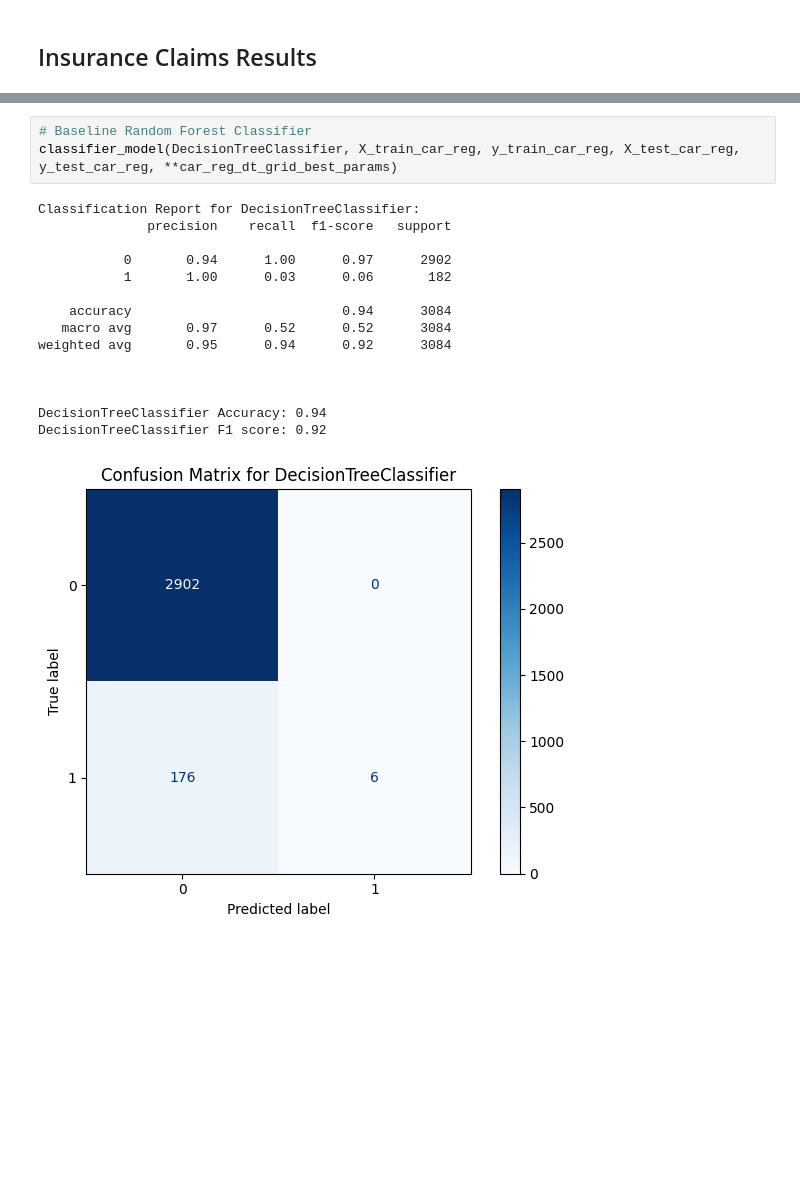
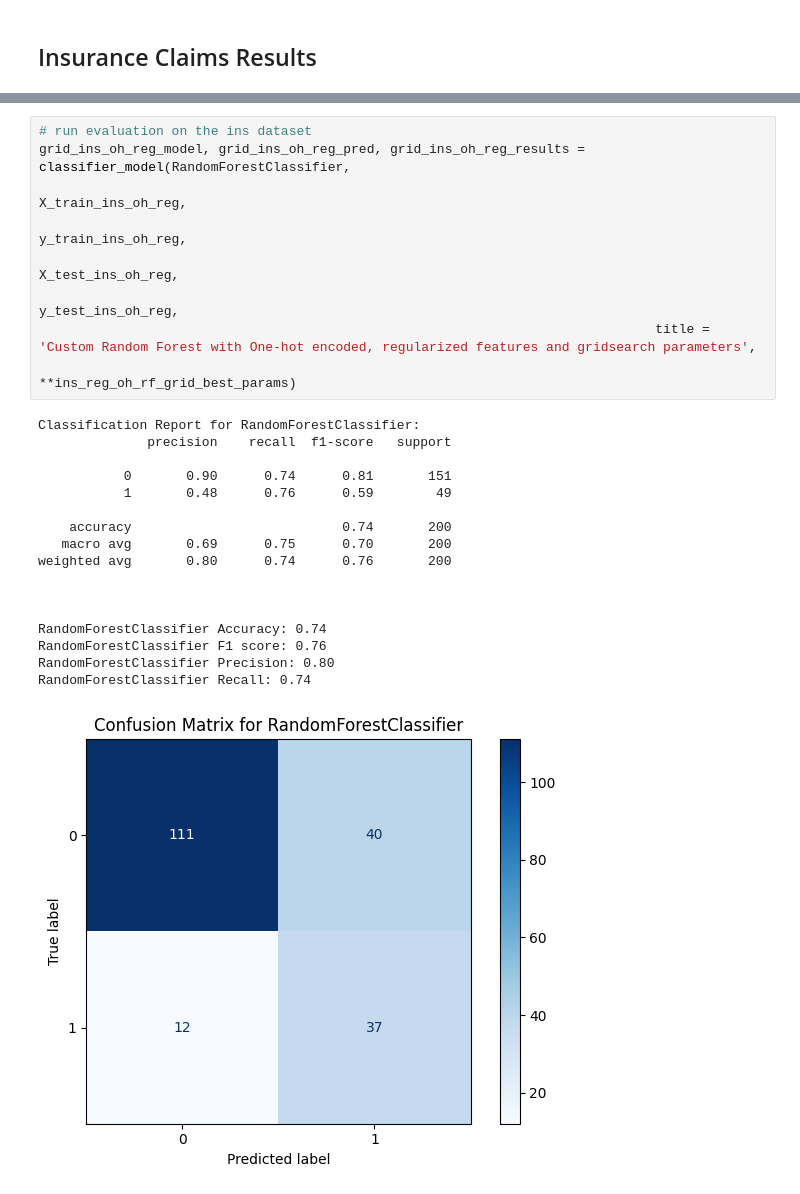
Before and after one commit to jtvon/799S-Data-Science-Capstone, a Jupyter notebook: Week-6-jupyter-notebook.ipynb, the cells around one changed output, grey strips where cells are left out. Saved outputs shown, nothing was run; the diff lists cells and outputs as text; blank space fills up the shorter version.

```diff
--- a/Week-6-jupyter-notebook.ipynb
+++ b/Week-6-jupyter-notebook.ipynb
@@ -427,19 +381,27 @@ RandomForestClassifier F1 score: 0.92
-# %%
-# Baseline Random Forest Classifier
-classifier_model(DecisionTreeClassifier, X_train_car_reg, y_train_car_reg, X_test_car_reg, y_test_car_reg, **car_reg_dt_grid_best_params)
-# %% [output]
-Classification Report for DecisionTreeClassifier:
-              precision    recall  f1-score   support
-
-           0       0.94      1.00      0.97      2902
-           1       1.00      0.03      0.06       182
-
-    accuracy                           0.94      3084
-   macro avg       0.97      0.52      0.52      3084
-weighted avg       0.95      0.94      0.92      3084
-
-
-
-DecisionTreeClassifier Accuracy: 0.94
-DecisionTreeClassifier F1 score: 0.92
-[figure, removed]
+# %%
+# run evaluation on the ins dataset
+grid_ins_oh_reg_model, grid_ins_oh_reg_pred, grid_ins_oh_reg_results = classifier_model(RandomForestClassifier,
+                                                                               X_train_ins_oh_reg,
+                                                                               y_train_ins_oh_reg,
+                                                                               X_test_ins_oh_reg,
+                                                                               y_test_ins_oh_reg,
+                                                                               title = 'Custom Random Forest with One-hot encoded, regularized features and gridsearch parameters',
+                                                                               **ins_reg_oh_rf_grid_best_params)
+# %% [output]
+Classification Report for RandomForestClassifier:
+              precision    recall  f1-score   support
+
+           0       0.90      0.74      0.81       151
+           1       0.48      0.76      0.59        49
+
+    accuracy                           0.74       200
+   macro avg       0.69      0.75      0.70       200
+weighted avg       0.80      0.74      0.76       200
+
+
+
+RandomForestClassifier Accuracy: 0.74
+RandomForestClassifier F1 score: 0.76
+RandomForestClassifier Precision: 0.80
+RandomForestClassifier Recall: 0.74
+[figure, added]
```
Also changed, not shown: parts of 23 cells of this notebook, 6 other files.
